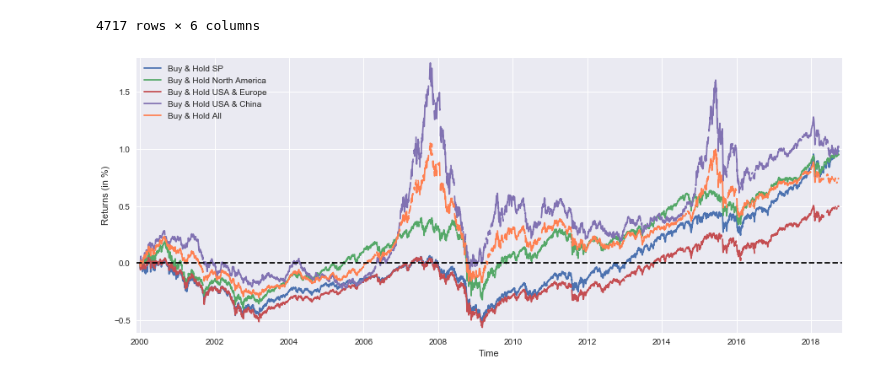
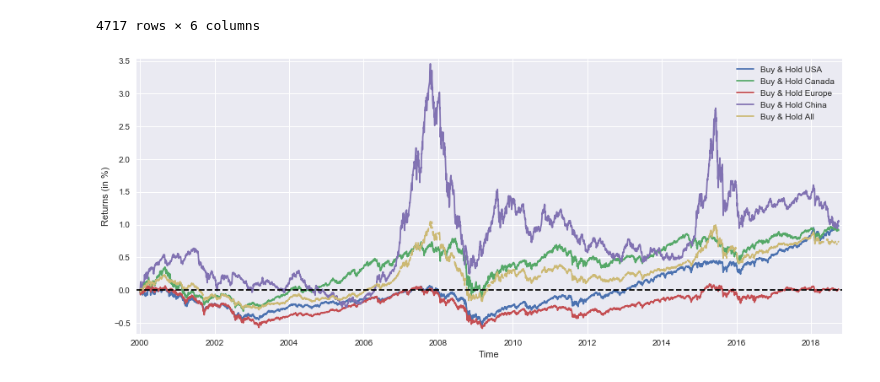
Before and after one commit to LongOnly/Quantitative-Notebooks, a Jupyter notebook: GeographicDiversification.ipynb, the cells around one changed output. Cells and saved outputs as stored; diff of their text form; code cells hidden in the pictures.

```diff
--- a/GeographicDiversification.ipynb
+++ b/GeographicDiversification.ipynb
@@ -87,18 +84,18 @@ BuyHoldAll = BuyHoldSP*(1/4)+BuyHoldTSX*(1/4)+BuyHoldSTOXX*(1/4)+BuyHoldSSE*(1/4
 # %%
 plt.figure(figsize=(15,6))
 #=============================================================================================
-plt.plot(BuyHoldSP, label='Buy & Hold SP')
-plt.plot(BuyHoldNA, label='Buy & Hold North America')
-plt.plot(BuyHoldSPEURO, label='Buy & Hold USA & Europe')
-plt.plot(BuyHoldSPASIA, label='Buy & Hold USA & China')
-plt.plot(BuyHoldAll, label='Buy & Hold All', color='coral')
+plt.plot(BuyHoldSP, label='Buy & Hold USA')
+plt.plot(BuyHoldTSX, label='Buy & Hold Canada')
+plt.plot(BuyHoldSTOXX, label='Buy & Hold Europe')
+plt.plot(BuyHoldSSE, label='Buy & Hold China')
+plt.plot(BuyHoldAll, label='Buy & Hold All')
 # if you wish to hide a graph add # before the code of the respective graph
 #=============================================================================================
 plt.xlabel('Time')
 plt.ylabel('Returns (in %)')
 plt.margins(x=0.005,y=0.02)
 plt.axhline(y=0, xmin=0, xmax=1, linestyle='--', color='k')
 plt.legend()
 plt.show()
 # %% [output]
-[figure, old version]
+[figure, new version]
```
Also changed, not shown: parts of 5 cells of this notebook.
